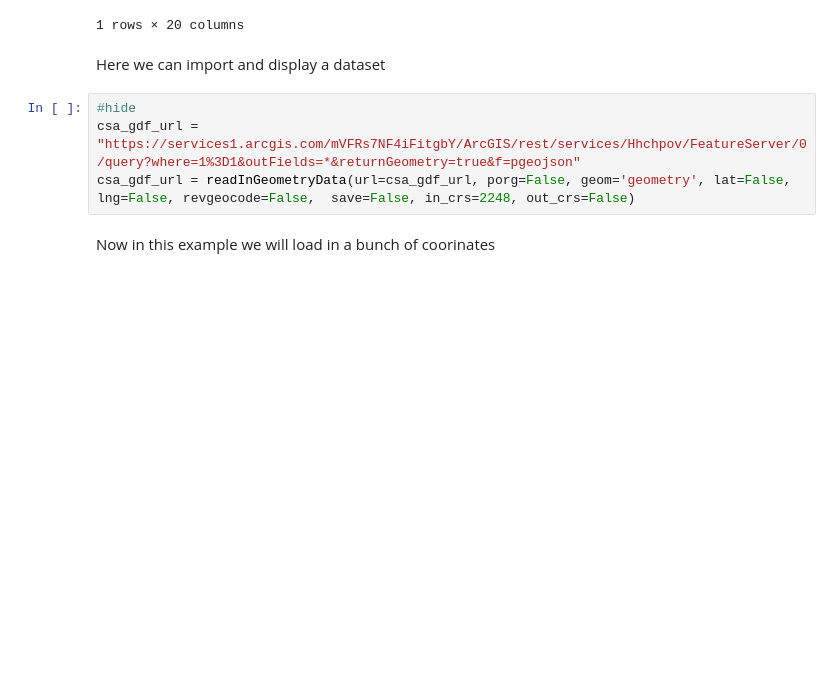
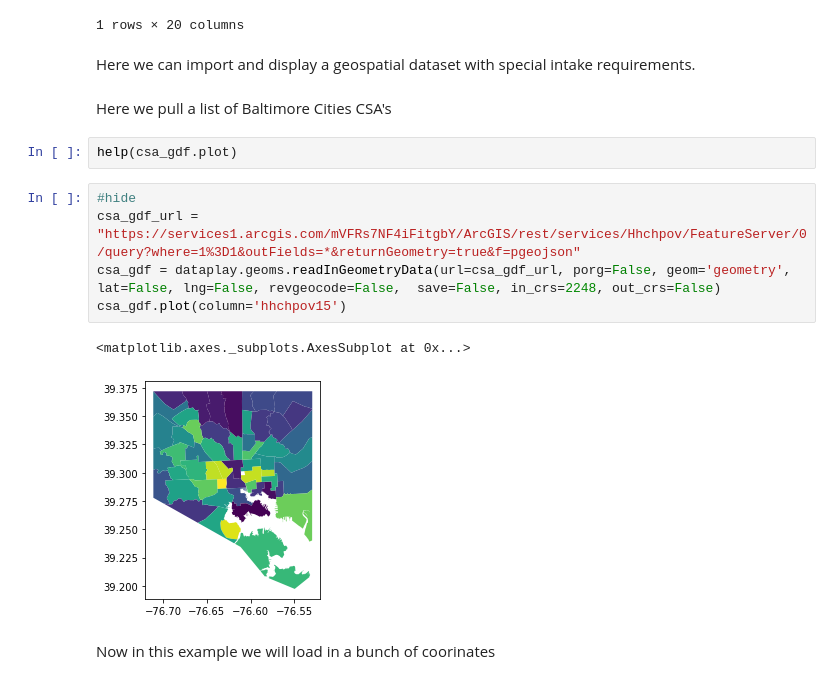
Before and after one commit to BNIA/dataplay, a Jupyter notebook: notebooks/index.ipynb, the cells around one changed output. Drawn from its saved outputs; the diff is of its cells as text; blank space fills up the shorter version.

```diff
--- a/notebooks/index.ipynb
+++ b/notebooks/index.ipynb
@@ -166,11 +213,19 @@ df.head(1)
 | Census Tract 2710.02 | 1510 | 209 | 73 | ... | 24 | 510 | 271002 |
 1 rows × 20 columns
 # %% [markdown]
-Here we can import and display a dataset
+Here we can import and display a geospatial dataset with special intake requirements.
+# %% [markdown]
+Here we pull a list of Baltimore Cities CSA's
+# %%
+help(csa_gdf.plot)
 # %%
 #hide
 csa_gdf_url = "https://services1.arcgis.com/mVFRs7NF4iFitgbY/ArcGIS/rest/services/Hhchpov/FeatureServer/0/query?where=1%3D1&outFields=*&returnGeometry=true&f=pgeojson"
-csa_gdf_url = readInGeometryData(url=csa_gdf_url, porg=False, geom='geometry', lat=False, lng=False, revgeocode=False,  save=False, in_crs=2248, out_crs=False)
+csa_gdf = dataplay.geoms.readInGeometryData(url=csa_gdf_url, porg=False, geom='geometry', lat=False, lng=False, revgeocode=False,  save=False, in_crs=2248, out_crs=False)
+csa_gdf.plot(column='hhchpov15')
+# %% [output]
+<matplotlib.axes._subplots.AxesSubplot at 0x...>
+[figure, added]
 # %% [markdown]
 Now in this example we will load in a bunch of coorinates
 # %%
```
Also changed, not shown: parts of 48 cells of this notebook, 32 other files.
